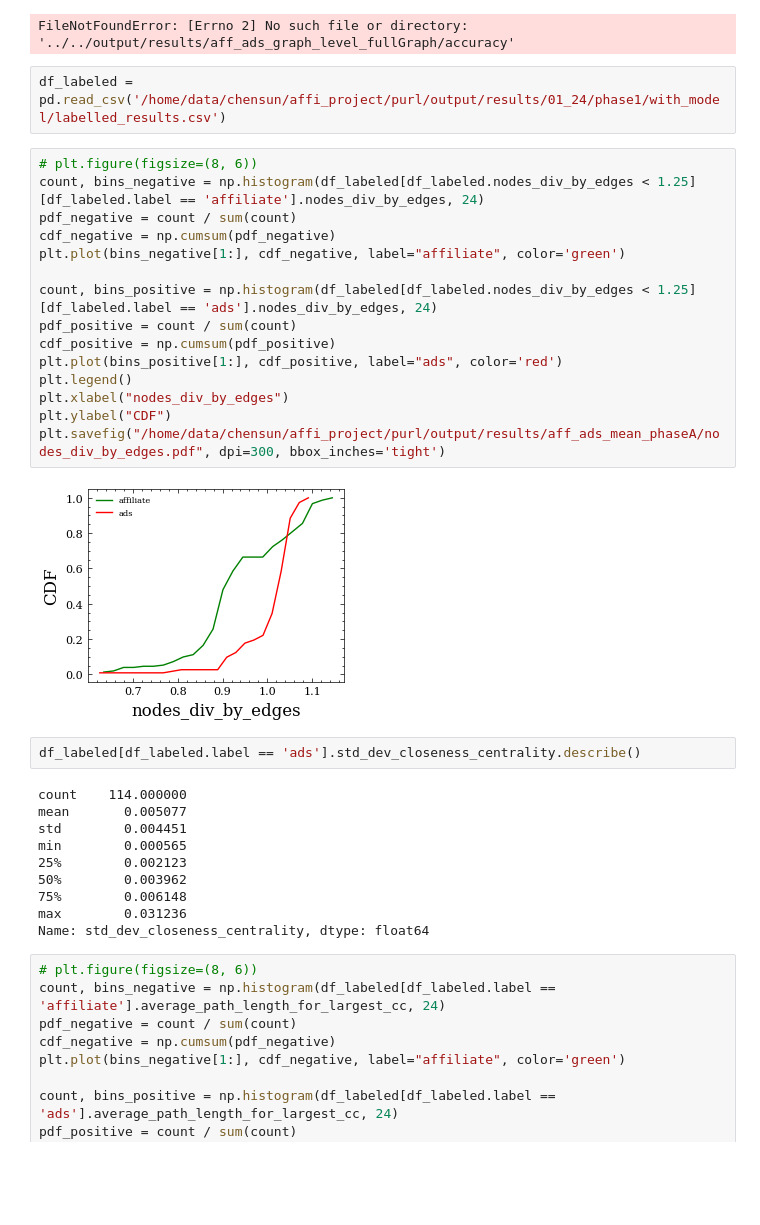
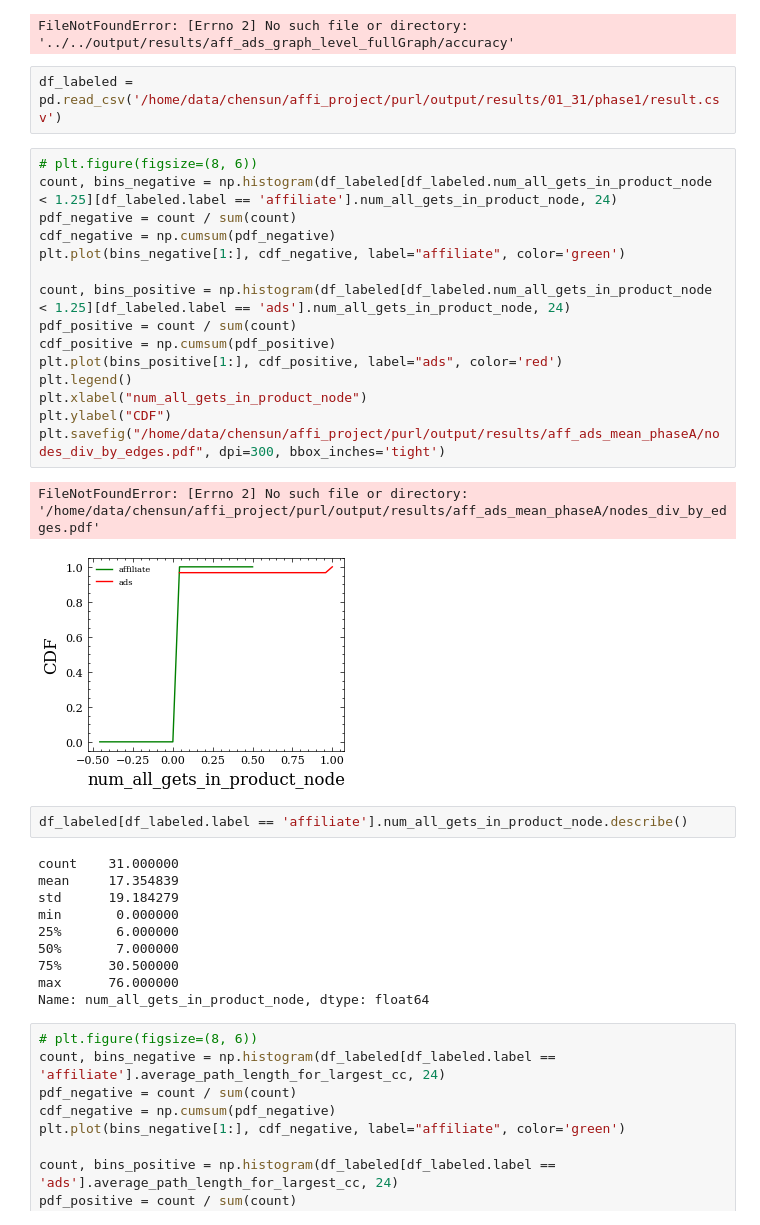
Before and after one commit to chensun96/WebMonetize, a Jupyter notebook: code/classification/classification_analysis.ipynb, the cells around one changed output. Saved outputs shown, nothing was run; the diff lists cells and outputs as text; blank space fills up the shorter version.

```diff
--- a/code/classification/classification_analysis.ipynb
+++ b/code/classification/classification_analysis.ipynb
@@ -72,36 +72,37 @@ with open(os.path.join(RESULT_DIR, "accuracy")) as f:
 # %% [output]
 FileNotFoundError: [Errno 2] No such file or directory: '../../output/results/aff_ads_graph_level_fullGraph/accuracy'
 # %%
-df_labeled = pd.read_csv('/home/data/chensun/affi_project/purl/output/results/01_24/phase1/with_model/labelled_results.csv')
+df_labeled = pd.read_csv('/home/data/chensun/affi_project/purl/output/results/01_31/phase1/result.csv')
 # %%
 # plt.figure(figsize=(8, 6))
-count, bins_negative = np.histogram(df_labeled[df_labeled.nodes_div_by_edges < 1.25][df_labeled.label == 'affiliate'].nodes_div_by_edges, 24)
+count, bins_negative = np.histogram(df_labeled[df_labeled.num_all_gets_in_product_node < 1.25][df_labeled.label == 'affiliate'].num_all_gets_in_product_node, 24)
 pdf_negative = count / sum(count)
 cdf_negative = np.cumsum(pdf_negative)
 plt.plot(bins_negative[1:], cdf_negative, label="affiliate", color='green')
 
-count, bins_positive = np.histogram(df_labeled[df_labeled.nodes_div_by_edges < 1.25][df_labeled.label == 'ads'].nodes_div_by_edges, 24)
+count, bins_positive = np.histogram(df_labeled[df_labeled.num_all_gets_in_product_node < 1.25][df_labeled.label == 'ads'].num_all_gets_in_product_node, 24)
 pdf_positive = count / sum(count)
 cdf_positive = np.cumsum(pdf_positive)
 plt.plot(bins_positive[1:], cdf_positive, label="ads", color='red')
 plt.legend()
-plt.xlabel("nodes_div_by_edges")
+plt.xlabel("num_all_gets_in_product_node")
 plt.ylabel("CDF")
 plt.savefig("/home/data/chensun/affi_project/purl/output/results/aff_ads_mean_phaseA/nodes_div_by_edges.pdf", dpi=300, bbox_inches='tight')
 # %% [output]
+FileNotFoundError: [Errno 2] No such file or directory: '/home/data/chensun/affi_project/purl/output/results/aff_ads_mean_phaseA/nodes_div_by_edges.pdf'
-[figure, old version]
+[figure, new version]
 # %%
-df_labeled[df_labeled.label == 'ads'].std_dev_closeness_centrality.describe()
+df_labeled[df_labeled.label == 'affiliate'].num_all_gets_in_product_node.describe()
 # %% [output]
-count    114.000000
-mean       0.005077
-std        0.004451
-min        0.000565
-25%        0.002123
-50%        0.003962
-75%        0.006148
-max        0.031236
-Name: std_dev_closeness_centrality, dtype: float64
+count    31.000000
+mean     17.354839
+std      19.184279
+min       0.000000
+25%       6.000000
+50%       7.000000
+75%      30.500000
+max      76.000000
+Name: num_all_gets_in_product_node, dtype: float64
 # %%
 # plt.figure(figsize=(8, 6))
 count, bins_negative = np.histogram(df_labeled[df_labeled.label == 'affiliate'].average_path_length_for_largest_cc, 24)
```
Also changed, not shown: 13 other files.
